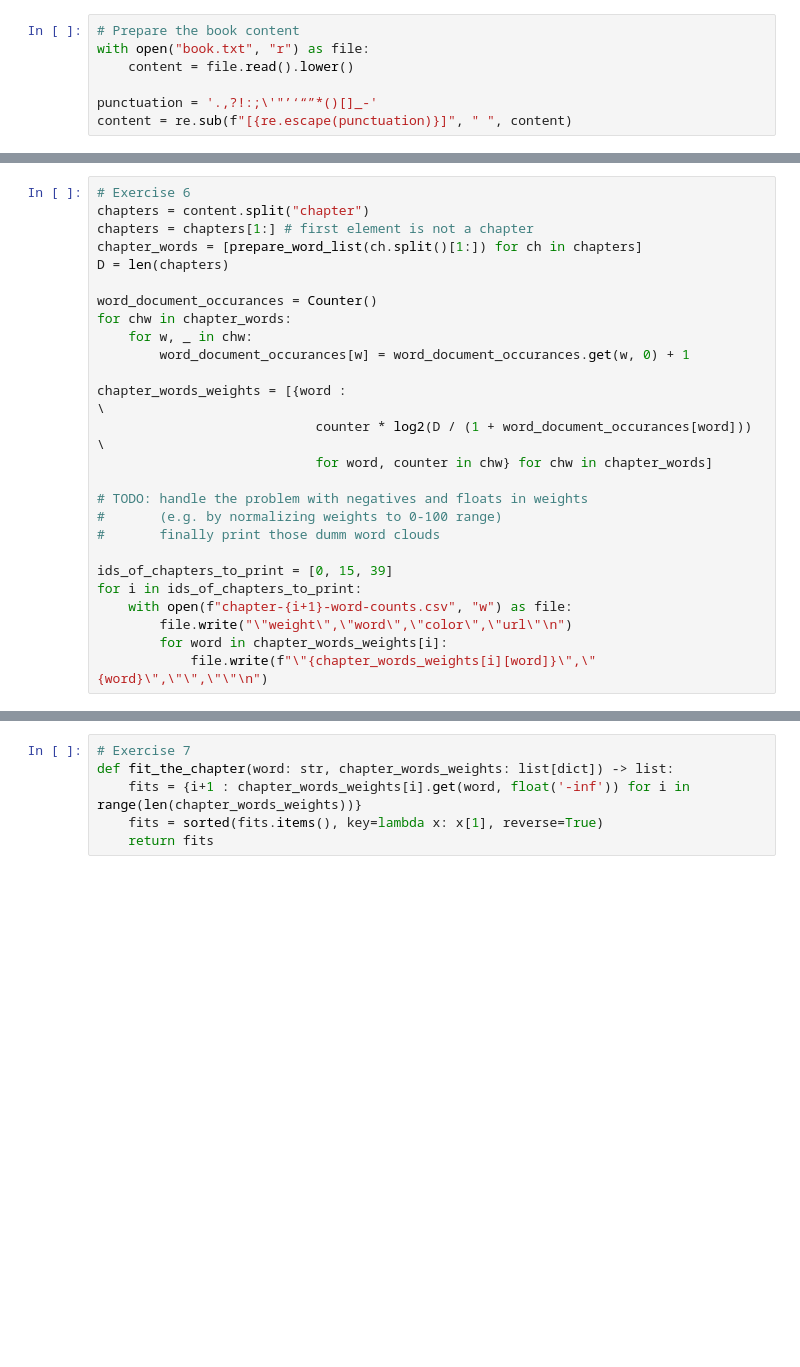
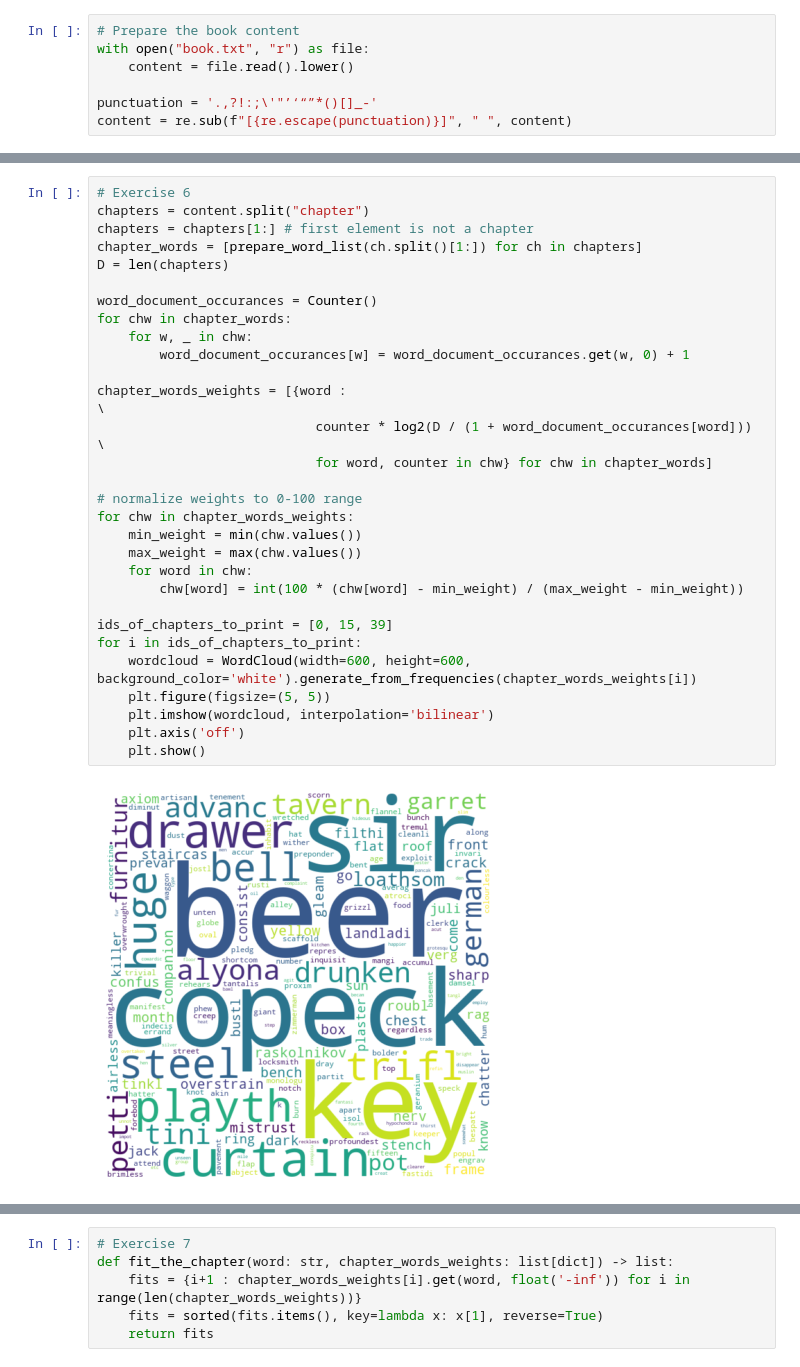
Before and after one commit to mikolajkrupinski/pwr-sem9, a Jupyter notebook: aad/lista1/ex.ipynb, the cells around one changed output, grey strips where cells are left out. Saved outputs shown, nothing was run; the diff lists cells and outputs as text; blank space fills up the shorter version.

```diff
--- a/aad/lista1/ex.ipynb
+++ b/aad/lista1/ex.ipynb
@@ -35,26 +42,32 @@ with open("word-counts.csv", "w") as file:
 # %%
 # Exercise 6
 chapters = content.split("chapter")
 chapters = chapters[1:] # first element is not a chapter
 chapter_words = [prepare_word_list(ch.split()[1:]) for ch in chapters]
 D = len(chapters)
 
 word_document_occurances = Counter()
 for chw in chapter_words:
     for w, _ in chw:
         word_document_occurances[w] = word_document_occurances.get(w, 0) + 1
 
 chapter_words_weights = [{word :                                                     \
                             counter * log2(D / (1 + word_document_occurances[word])) \
                             for word, counter in chw} for chw in chapter_words]
 
-# TODO: handle the problem with negatives and floats in weights
-#       (e.g. by normalizing weights to 0-100 range)
-#       finally print those dumm word clouds
+# normalize weights to 0-100 range
+for chw in chapter_words_weights:
+    min_weight = min(chw.values())
+    max_weight = max(chw.values())
+    for word in chw:
+        chw[word] = int(100 * (chw[word] - min_weight) / (max_weight - min_weight))
 
 ids_of_chapters_to_print = [0, 15, 39]
 for i in ids_of_chapters_to_print:
-    with open(f"chapter-{i+1}-word-counts.csv", "w") as file:
-        file.write("\"weight\",\"word\",\"color\",\"url\"\n")
-        for word in chapter_words_weights[i]:
-            file.write(f"\"{chapter_words_weights[i][word]}\",\"{word}\",\"\",\"\"\n")
+    wordcloud = WordCloud(width=600, height=600, background_color='white').generate_from_frequencies(chapter_words_weights[i])
+    plt.figure(figsize=(5, 5))
+    plt.imshow(wordcloud, interpolation='bilinear')
+    plt.axis('off')
+    plt.show()
+# %% [output]
+[figure, added]
```
Also changed, not shown: parts of 8 cells of this notebook, 5 other files.
